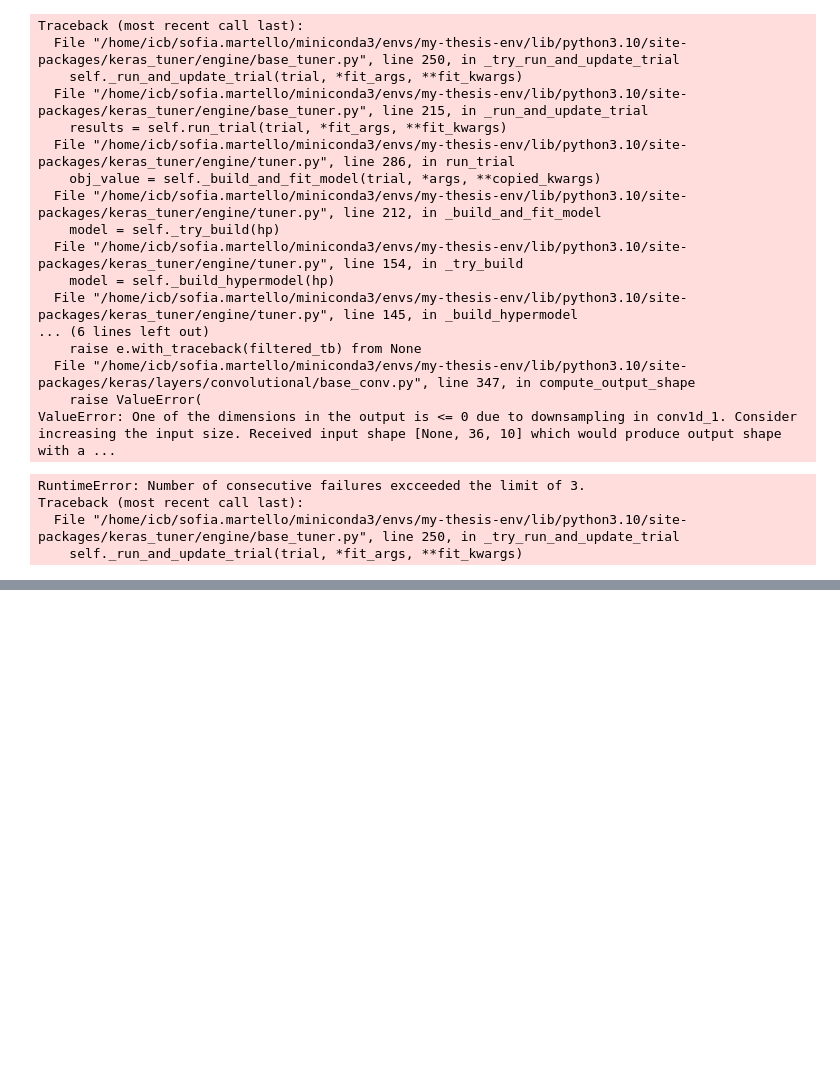
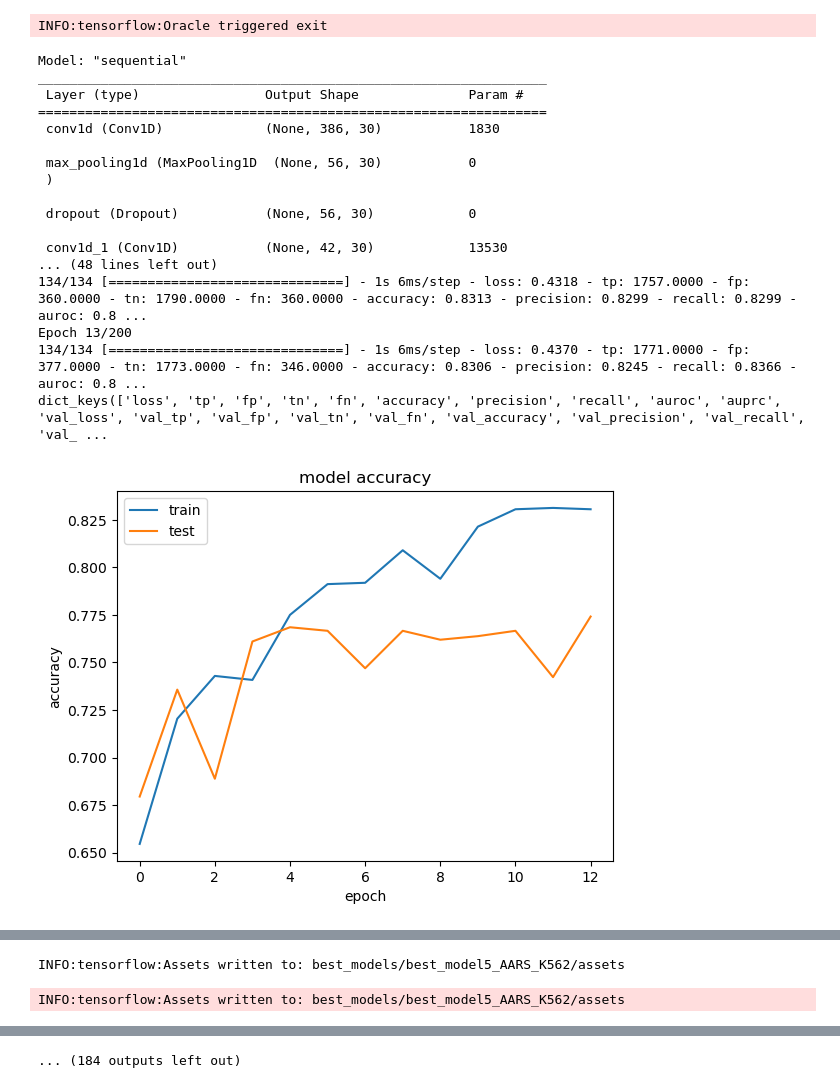
Before and after one commit to sofiamrtll/thesis, a Jupyter notebook: THESIS - Loop Model.ipynb, the cells around one changed output, grey strips where cells are left out. Drawn from its saved outputs; the diff is of its cells as text; code cells hidden in the pictures; blank space fills up the shorter version.

Commit message:
trained the model on 5 folders

```diff
--- a/THESIS - Loop Model.ipynb
+++ b/THESIS - Loop Model.ipynb
@@ -231,8 +236,9 @@ def build_model(hp):
     hp_pool_size = hp.Int('pool_size', min_value = 1, max_value = 10, step = 1)
     hp_strides = hp.Int('strides', min_value = 1, max_value = 10, step = 1)
     hp_learning_rate = hp.Float("lr", min_value=1e-4, max_value=1e-2, sampling="log")
-    hp_padding = hp.Choice('padding', ['valid','same'])
-    hp_kernel_initializer = hp.Choice('initiaizer', ['random_normal','random_uniform', 'he_normal', 'glorot_normal'])
+    #hp_padding = hp.Choice('padding', ['valid','same'])
+    hp_padding = 'same' #so that there are no problems with input size after the convolutional layer
+    hp_kernel_initializer = hp.Choice('initiaizer', ['random_normal','random_uniform'])
     hp_activation=hp.Choice("activation", ["relu", "tanh"])
 
 
@@ -311,11 +317,11 @@ def prepare_best_model(x_train ,y_train ,x_val ,y_val ,x_test ,y_test, folder) :
         tf.keras.callbacks.TensorBoard(log_dir='./logs'),
         ]
 
-        my_callbacks = [
-        tf.keras.callbacks.EarlyStopping(patience=2), #better to reduce to 2 for the search
-        tf.keras.callbacks.ModelCheckpoint(filepath='model.{epoch:02d}-{val_loss:.2f}.h5'),
-        tf.keras.callbacks.TensorBoard(log_dir='./logs'),
-        ]
+    my_callbacks = [
+    tf.keras.callbacks.EarlyStopping(patience=5), #better to reduce to 2 for the search
+    tf.keras.callbacks.ModelCheckpoint(filepath='model.{epoch:02d}-{val_loss:.2f}.h5'),
+    tf.keras.callbacks.TensorBoard(log_dir='./logs'),
+    ]
 
 
     model2 = build_model(keras_tuner.HyperParameters())
@@ -326,12 +332,14 @@ def prepare_best_model(x_train ,y_train ,x_val ,y_val ,x_test ,y_test, folder) :
     tuner = keras_tuner.RandomSearch(
         hypermodel=build_model,
         #objective=keras_tuner.Objective("val_auroc", direction="max"), #val_loss , val_accuracy .... 77
-        objective = keras_tuner.Objective("val_loss", direction="min"),
-        max_trials=150,
+        #objective = keras_tuner.Objective("val_loss", direction="min"),
+        objective="val_accuracy",
+        max_trials=200,
         executions_per_trial=1, #probably better to change to 1 and increase the max_trials
         overwrite=True,
         directory="my_dir",
         project_name="models",
+        max_consecutive_failed_trials=10,
     )
 
     print(tuner.search_space_summary())
@@ -391,4 +399,4 @@ def prepare_best_model(x_train ,y_train ,x_val ,y_val ,x_test ,y_test, folder) :
     plt.legend(['auroc_train', 'auroc_test','auprc_train', 'auprc_test'], loc='upper left')
     plt.show()
 
-    model2.save('best_models/best_model4_%s' %folder)
+    model2.save('best_models/best_model_%s' %folder)
@@ -440,14 +515,14 @@ def testing_model(path , current_folder, x_test, y_test) :
     ax.spines['top'].set_visible(False)
     ax.spines['right'].set_visible(False)
     #rbp = str(file).split('.')[0]
-    pt.title('AUROC %s' % current_folder)
+    pl.title('AUROC %s' % current_folder)
     pl.legend()
     pl.tight_layout()
 
 
     #saving the predictions (0,1) in a csv file -- in probabilities
 
-    df.to_csv("predictions/%s_4.csv" % current_folder)
+    df.to_csv("predictions/%s.csv" % current_folder)
 
     print("Prediction saved.")
 # %%
@@ -469,7 +544,7 @@ for folder in directory1:
         prepare_best_model(x_train ,y_train ,x_val ,y_val ,x_test ,y_test, folder)
 
         #evaluation and storage of the predicted labels
-        model_path = ('best_models/best_model4_%s' % folder)
+        model_path = ('best_models/best_model_%s' % folder)
         testing_model(model_path , folder, x_test, y_test)
 tac()
 # %% [output]
@@ -493,21 +557,19 @@ True              |False             |dropout
-Traceback (most recent call last):
-  File "/home/icb/sofia.martello/miniconda3/envs/my-thesis-env/lib/python3.10/site-packages/keras_tuner/engine/base_tuner.py", line 250, in _try_run_and_update_trial
-    self._run_and_update_trial(trial, *fit_args, **fit_kwargs)
-  File "/home/icb/sofia.martello/miniconda3/envs/my-thesis-env/lib/python3.10/site-packages/keras_tuner/engine/base_tuner.py", line 215, in _run_and_update_trial
-    results = self.run_trial(trial, *fit_args, **fit_kwargs)
-  File "/home/icb/sofia.martello/miniconda3/envs/my-thesis-env/lib/python3.10/site-packages/keras_tuner/engine/tuner.py", line 286, in run_trial
-    obj_value = self._build_and_fit_model(trial, *args, **copied_kwargs)
-  File "/home/icb/sofia.martello/miniconda3/envs/my-thesis-env/lib/python3.10/site-packages/keras_tuner/engine/tuner.py", line 212, in _build_and_fit_model
-    model = self._try_build(hp)
-  File "/home/icb/sofia.martello/miniconda3/envs/my-thesis-env/lib/python3.10/site-packages/keras_tuner/engine/tuner.py", line 154, in _try_build
-    model = self._build_hypermodel(hp)
-  File "/home/icb/sofia.martello/miniconda3/envs/my-thesis-env/lib/python3.10/site-packages/keras_tuner/engine/tuner.py", line 145, in _build_hypermodel
-... (6 lines left out)
-    raise e.with_traceback(filtered_tb) from None
-  File "/home/icb/sofia.martello/miniconda3/envs/my-thesis-env/lib/python3.10/site-packages/keras/layers/convolutional/base_conv.py", line 347, in compute_output_shape
-    raise ValueError(
-ValueError: One of the dimensions in the output is <= 0 due to downsampling in conv1d_1. Consider increasing the input size. Received input shape [None, 36, 10] which would produce output shape with a ...
+INFO:tensorflow:Oracle triggered exit
-RuntimeError: Number of consecutive failures excceeded the limit of 3.
-Traceback (most recent call last):
-  File "/home/icb/sofia.martello/miniconda3/envs/my-thesis-env/lib/python3.10/site-packages/keras_tuner/engine/base_tuner.py", line 250, in _try_run_and_update_trial
-    self._run_and_update_trial(trial, *fit_args, **fit_kwargs)
+Model: "sequential"
+_________________________________________________________________
+ Layer (type)                Output Shape              Param #
+=================================================================
+ conv1d (Conv1D)             (None, 386, 30)           1830
+
+ max_pooling1d (MaxPooling1D  (None, 56, 30)           0
+ )
+
+ dropout (Dropout)           (None, 56, 30)            0
+
+ conv1d_1 (Conv1D)           (None, 42, 30)            13530
+... (48 lines left out)
+134/134 [==============================] - 1s 6ms/step - loss: 0.4318 - tp: 1757.0000 - fp: 360.0000 - tn: 1790.0000 - fn: 360.0000 - accuracy: 0.8313 - precision: 0.8299 - recall: 0.8299 - auroc: 0.8 ...
+Epoch 13/200
+134/134 [==============================] - 1s 6ms/step - loss: 0.4370 - tp: 1771.0000 - fp: 377.0000 - tn: 1773.0000 - fn: 346.0000 - accuracy: 0.8306 - precision: 0.8245 - recall: 0.8366 - auroc: 0.8 ...
+dict_keys(['loss', 'tp', 'fp', 'tn', 'fn', 'accuracy', 'precision', 'recall', 'auroc', 'auprc', 'val_loss', 'val_tp', 'val_fp', 'val_tn', 'val_fn', 'val_accuracy', 'val_precision', 'val_recall', 'val_ ...
+[figure, added]
@@ -513,0 +579,2 @@ Traceback (most recent call last):
+INFO:tensorflow:Assets written to: best_models/best_model5_AARS_K562/assets
+INFO:tensorflow:Assets written to: best_models/best_model5_AARS_K562/assets
@@ -513,0 +584 @@ Traceback (most recent call last):
+... (184 outputs left out)
```
Also changed, not shown: parts of 5 cells of this notebook.
